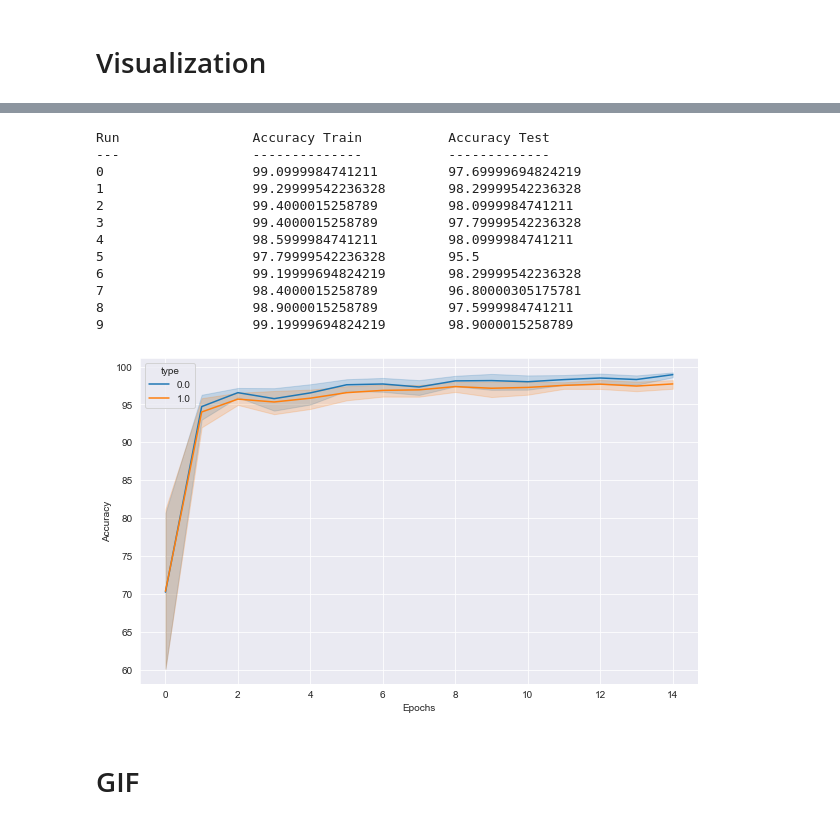
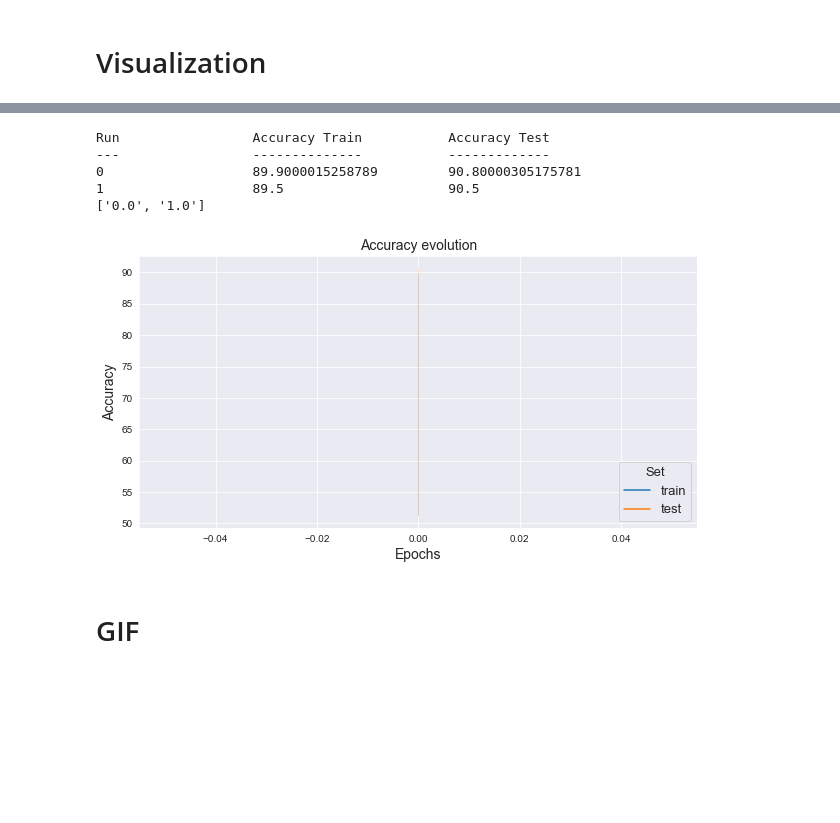
Before and after one commit to arnaudguibbert/Deep-learning-miniproject, a Jupyter notebook: Proj2/test_project_2.ipynb, the cells around one changed output, grey strips where cells are left out. Drawn from its saved outputs; the diff is of its cells as text; code cells hidden in the pictures; blank space fills up the shorter version.

```diff
--- a/Proj2/test_project_2.ipynb
+++ b/Proj2/test_project_2.ipynb
@@ -179,19 +151,12 @@ plt.show()
 # %%
-data = assess_model(create_model,15,1)
+data = assess_model(create_model,1,1,2)
 # %% [output]
 Run                 Accuracy Train           Accuracy Test
 ---                 --------------           -------------
-0                   99.0999984741211         97.69999694824219
-1                   99.29999542236328        98.29999542236328
-2                   99.4000015258789         98.0999984741211
-3                   99.4000015258789         97.79999542236328
-4                   98.5999984741211         98.0999984741211
-5                   97.79999542236328        95.5
-6                   99.19999694824219        98.29999542236328
-7                   98.4000015258789         96.80000305175781
-8                   98.9000015258789         97.5999984741211
-9                   99.19999694824219        98.9000015258789
+0                   89.9000015258789         90.80000305175781
+1                   89.5                     90.5
+['0.0', '1.0']
-[figure, old version]
+[figure, new version]
 # %%
 columns = ["Run","Accuracy train","Accuracy test","Epochs"]
 data_pd = pd.DataFrame(data,columns=columns)
```
Also changed, not shown: parts of 13 cells of this notebook, 16 other files.
